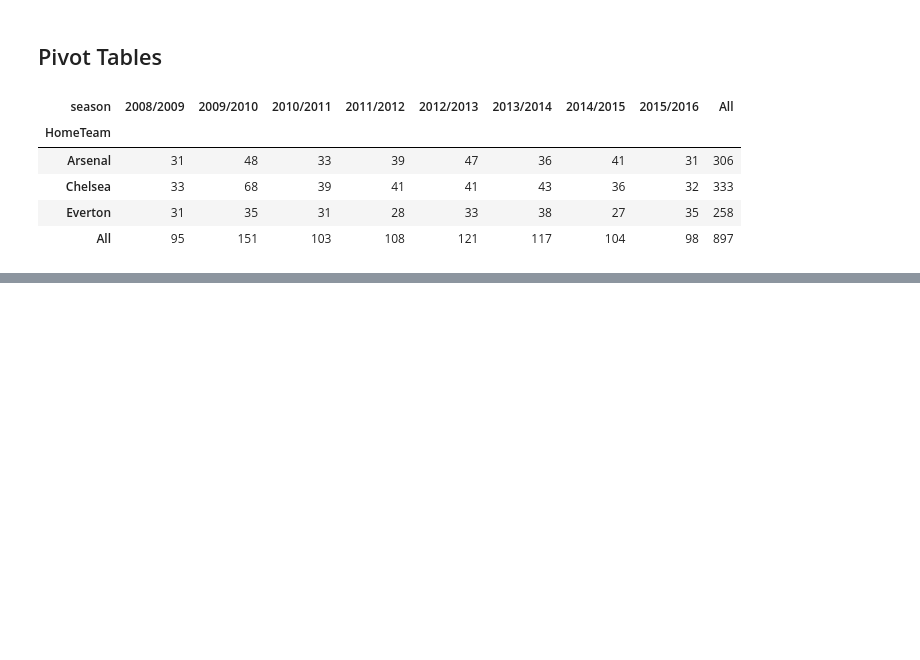
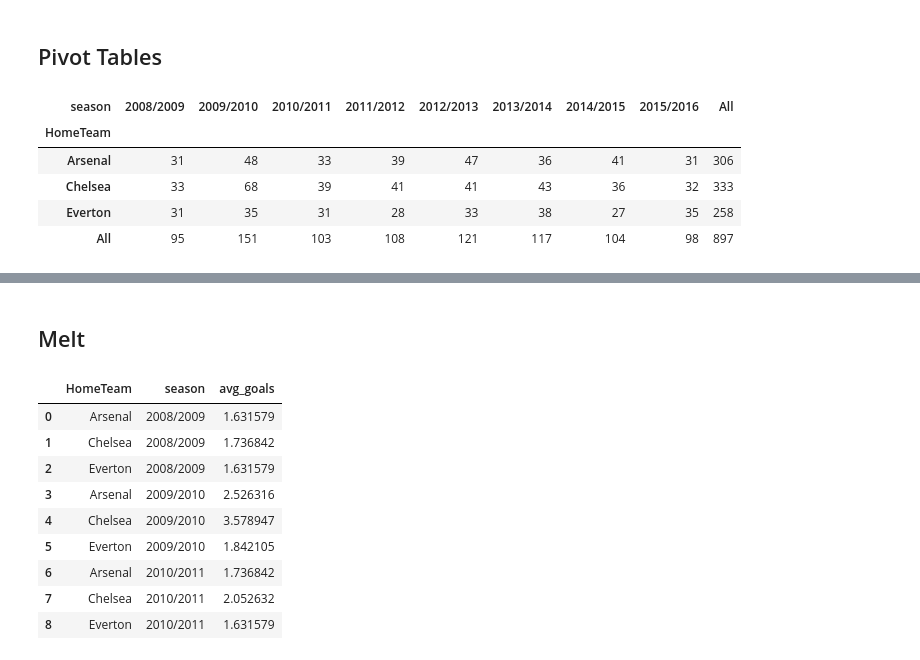
Before and after one commit to Aparecido-Junior/Python_Notebook, a Jupyter notebook: 3_Pandas_Numpy_Maven/04_Grouping.ipynb, the cells around one changed output, grey strips where cells are left out. Drawn from its saved outputs; the diff is of its cells as text; code cells hidden in the pictures; blank space fills up the shorter version.

```diff
--- a/3_Pandas_Numpy_Maven/4_Aggregating_Reshaping/Grouping.ipynb
+++ b/3_Pandas_Numpy_Maven/04_Grouping.ipynb
@@ -275,0 +314,26 @@ df1 = (df.assign(
+# %% [markdown]
+## Melt
+# %%
+(
+    df.query("HomeTeam in ['Arsenal', 'Chelsea', 'Everton']")
+      .pivot_table(index="HomeTeam",
+             columns="season",
+             values="HomeGoals",
+             aggfunc="mean")
+    .reset_index()
+    .melt(id_vars="HomeTeam",
+         value_vars=["2008/2009", "2009/2010", "2010/2011"],
+         value_name= "avg_goals")
+    .style.background_gradient(cmap="RdYlGn", axis=None)
+)
+# %% [output]
+|  | HomeTeam | season | avg_goals |
+| 0 | Arsenal | 2008/2009 | 1.631579 |
+| 1 | Chelsea | 2008/2009 | 1.736842 |
+| 2 | Everton | 2008/2009 | 1.631579 |
+| 3 | Arsenal | 2009/2010 | 2.526316 |
+| 4 | Chelsea | 2009/2010 | 3.578947 |
+| 5 | Everton | 2009/2010 | 1.842105 |
+| 6 | Arsenal | 2010/2011 | 1.736842 |
+| 7 | Chelsea | 2010/2011 | 2.052632 |
+| 8 | Everton | 2010/2011 | 1.631579 |
```
Also changed, not shown: parts of 4 cells of this notebook, 3 other files.
